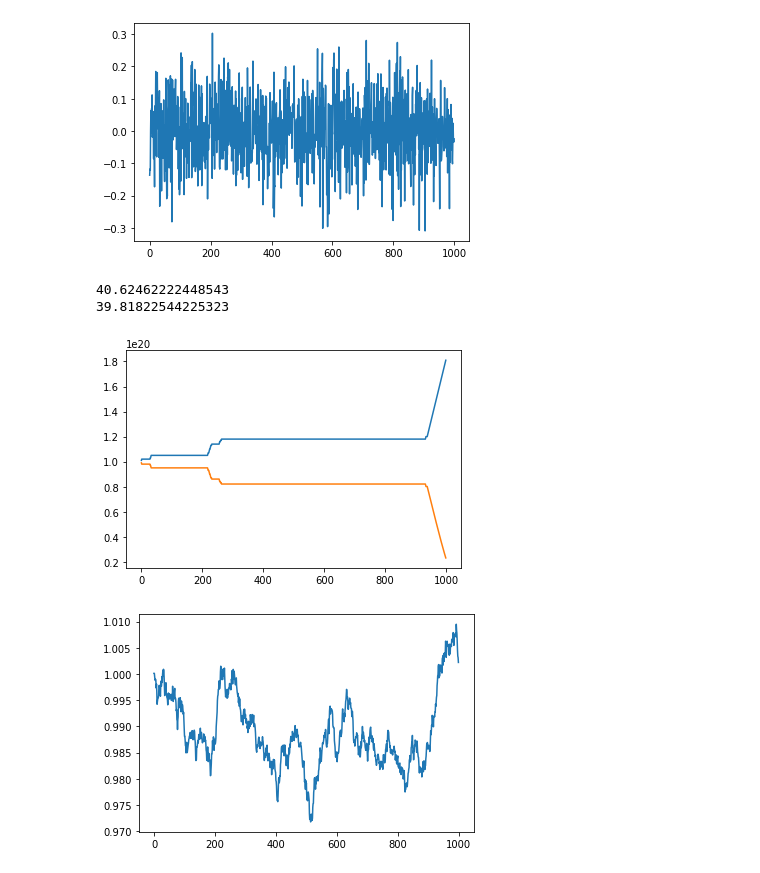
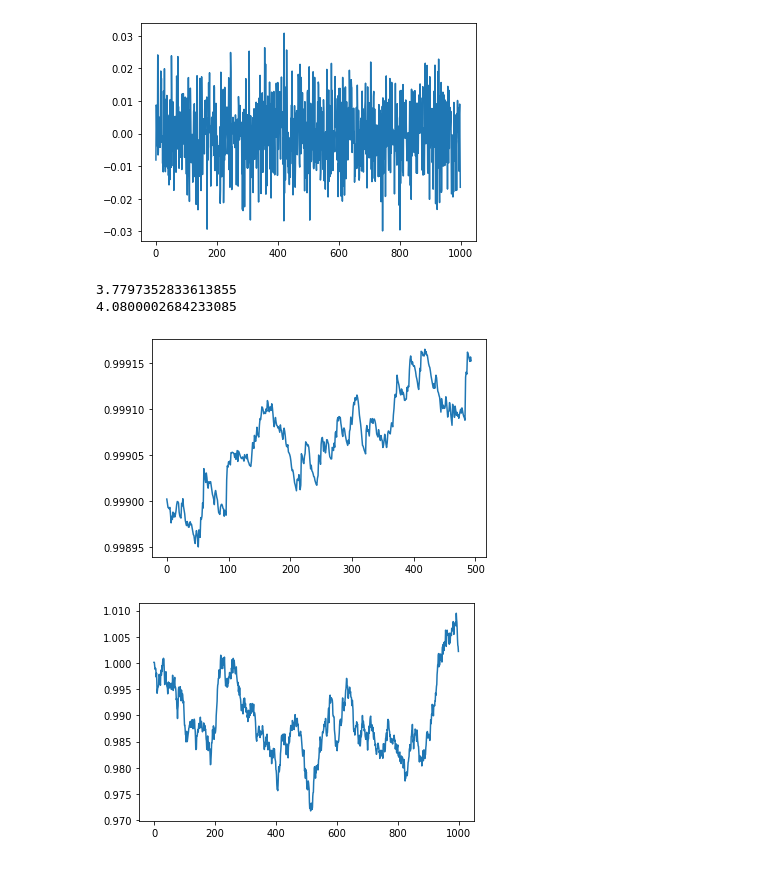
Before and after one commit to t4sk/lerp-amm, a Jupyter notebook: notebook/sim.ipynb, the cells around one changed output. Drawn from its saved outputs; the diff is of its cells as text; code cells hidden in the pictures.

```diff
--- a/notebook/sim.ipynb
+++ b/notebook/sim.ipynb
@@ -9,7 +9,7 @@ N = 1000
 # initial price
 p0 = 1
 # volatility
-v = 0.1
+v = 0.01
 deltas = np.random.normal(0, v, N)
 
 # Graph
@@ -43,26 +43,27 @@ print(total_1)
 with open('../tmp/data.json', 'w') as f:
     json.dump(data, f)
 # %% [output]
-[figure, old version]
+[figure, new version]
-40.62462222448543
-39.81822544225323
+3.7797352833613855
+4.0800002684233085
 # %%
 out0 = []
 out1 = []
 with open('../tmp/out.txt', 'r') as file:
     for line in file:
         words = line.split()
         if len(words) == 0:
             continue
         if len(words) > 0 and words[0] == "PY_LOG":
-            out0.append(int(words[1]))
-            out1.append(int(words[2]))
+            # out0.append(int(words[1]))
+            # out1.append(int(words[2]))
+            out0.append(int(words[2]) / int(words[1]))
 
 plt.plot(out0)
 plt.plot(out1)
 plt.show()
 # %% [output]
-[figure, old version]
+[figure, new version]
 # %%
 import math
 import json
```
Also changed, not shown: 7 other files.
